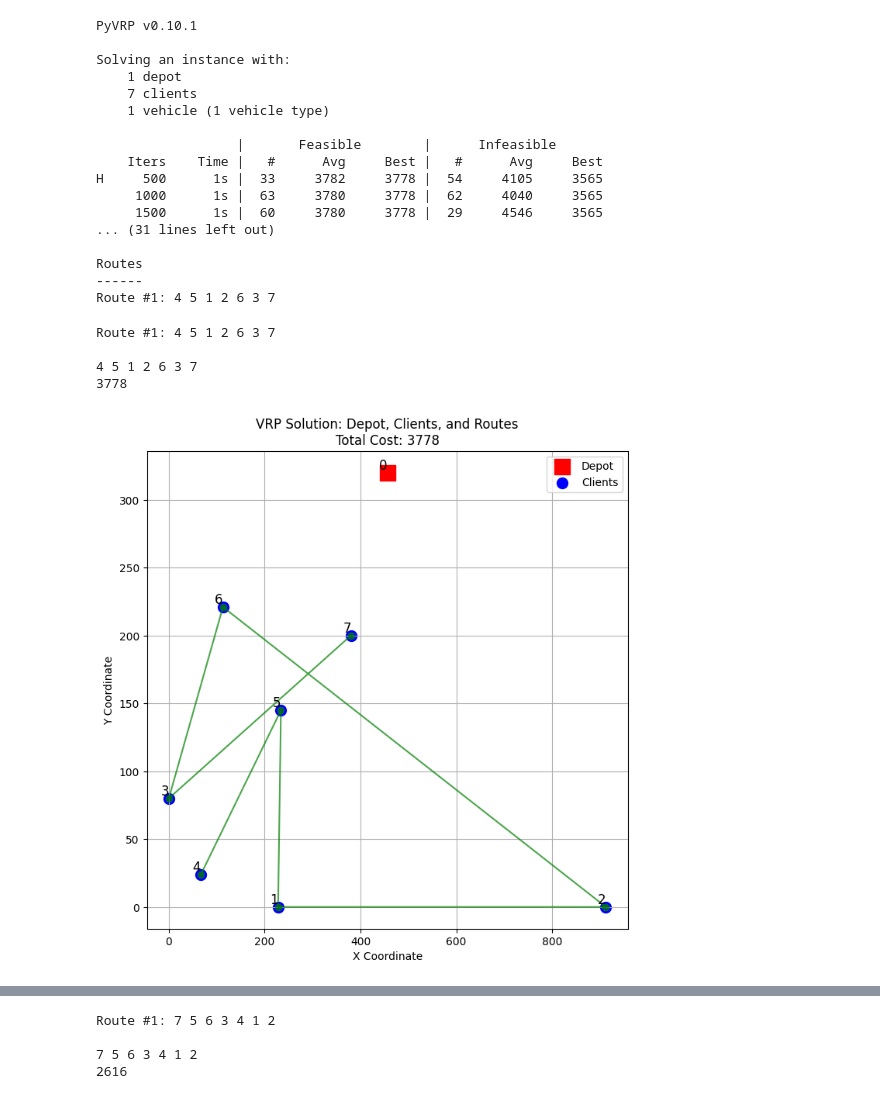
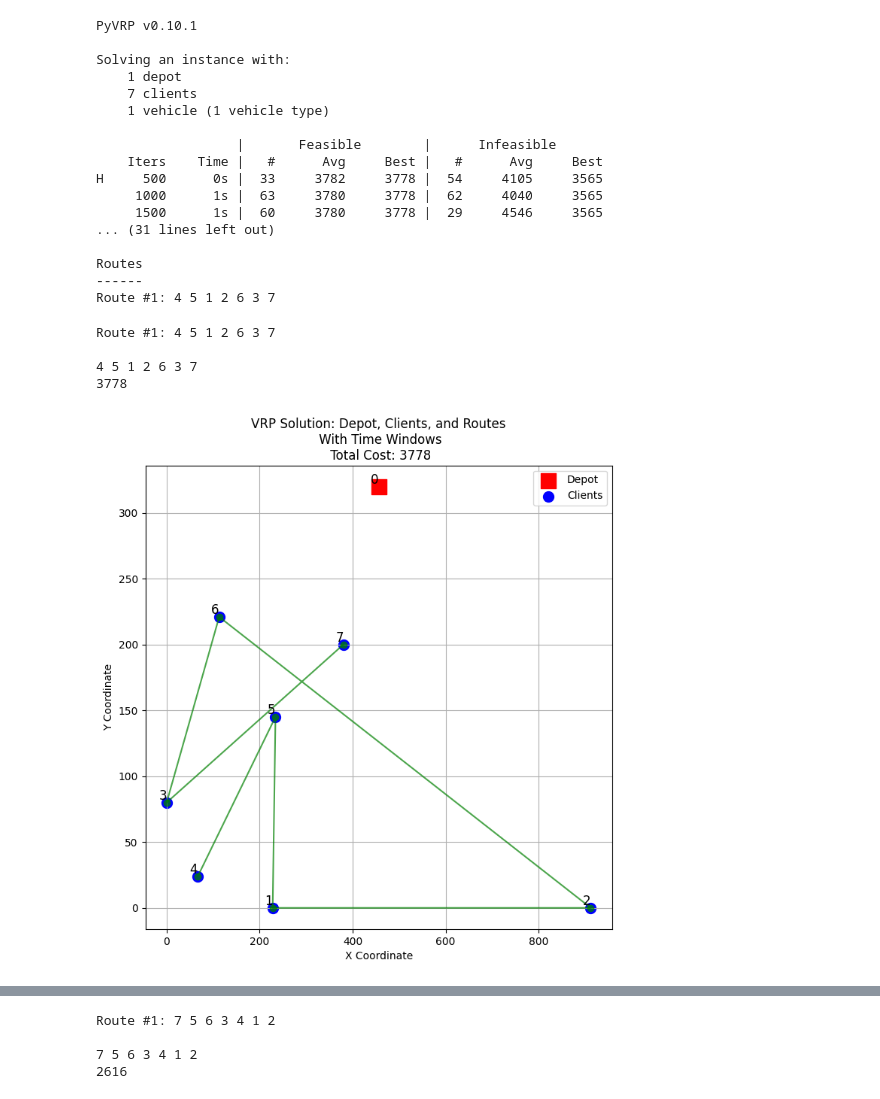
Before and after one commit to AbderazakHsaini/TWCostAllocation, a Jupyter notebook: draft2 copy.ipynb, the cells around one changed output, grey strips where cells are left out. Cells and saved outputs as stored; diff of their text form; code cells hidden in the pictures.

```diff
--- a/draft2 copy.ipynb
+++ b/draft2 copy.ipynb
@@ -41,10 +41,15 @@ TIME_WINDOWS = [
         (12, 14),  # location 6
         (14, 16)   # location 7
 ]
+# %%
+Number_of_vehicles = 1
+Vehicle_capacity = 10
+service_time = 0
 # %%
 m = Model()
 m.add_vehicle_type(
-    1,
+    Number_of_vehicles,
+    capacity=Vehicle_capacity,
     max_duration=24,
     tw_early=TIME_WINDOWS[0][0],
     tw_late=TIME_WINDOWS[0][1],
@@ -55,6 +60,8 @@ clients = [
     m.add_client(
         x=COORDS[idx][0],
         y=COORDS[idx][1],
+        delivery=DEMANDS[idx],
+        service_duration=service_time,
         tw_early=TIME_WINDOWS[idx][0],
         tw_late=TIME_WINDOWS[idx][1],
     )
@@ -75,7 +82,7 @@ for frm_idx, frm in enumerate(locations):
 
 d = distance_matrix[0][1:]
 # %%
-res = m.solve(stop=MaxRuntime(5), display=True)  # one second
+res = m.solve(stop=MaxRuntime(5), display=True)
 print(res)
 # %% [output]
 PyVRP v0.10.1
@@ -87,7 +94,7 @@ Solving an instance with:
 
                   |       Feasible        |      Infeasible
     Iters    Time |   #      Avg     Best |   #      Avg     Best
-H     500      1s |  33     3782     3778 |  54     4105     3565
+H     500      0s |  33     3782     3778 |  54     4105     3565
      1000      1s |  63     3780     3778 |  62     4040     3565
      1500      1s |  60     3780     3778 |  29     4546     3565
 ... (31 lines left out)
@@ -110,30 +118,30 @@ Route #1: 4 5 1 2 6 3 7
 # %%
 # Extract coordinates
 x_coords, y_coords = zip(*COORDS)
 
 # Plot depot and clients
 plt.figure(figsize=(8, 8))
 plt.scatter(x_coords[0], y_coords[0], c='red', marker='s', s=200, label="Depot")  # Depot in red square
 plt.scatter(x_coords[1:], y_coords[1:], c='blue', marker='o', s=100, label="Clients")  # Clients in blue circles
 
 # Annotate points with their index
 for idx, (x, y) in enumerate(COORDS):
     plt.text(x, y, str(idx), fontsize=12, ha='right', va='bottom', color="black")
 
 # Plot routes
 for route in Routes_:
     route_coords = [COORDS[loc] for loc in route]
     x_route, y_route = zip(*route_coords)
     plt.plot(x_route, y_route, linestyle='-', marker='o', color='green', alpha=0.7)
 
 plt.xlabel("X Coordinate")
 plt.ylabel("Y Coordinate")
 plt.legend()
-plt.title(f"VRP Solution: Depot, Clients, and Routes\nTotal Cost: {Cost_}")
+plt.title(f"VRP Solution: Depot, Clients, and Routes\n With Time Windows\n Total Cost: {Cost_}")
 plt.grid(True)
 plt.show()
 # %% [output]
-[figure, old version]
+[figure, new version]
 # %%
 def relax_time_windows(time_windows_):
     time_windows__ = time_windows_.copy()
```
Also changed, not shown: parts of 7 cells of this notebook.
